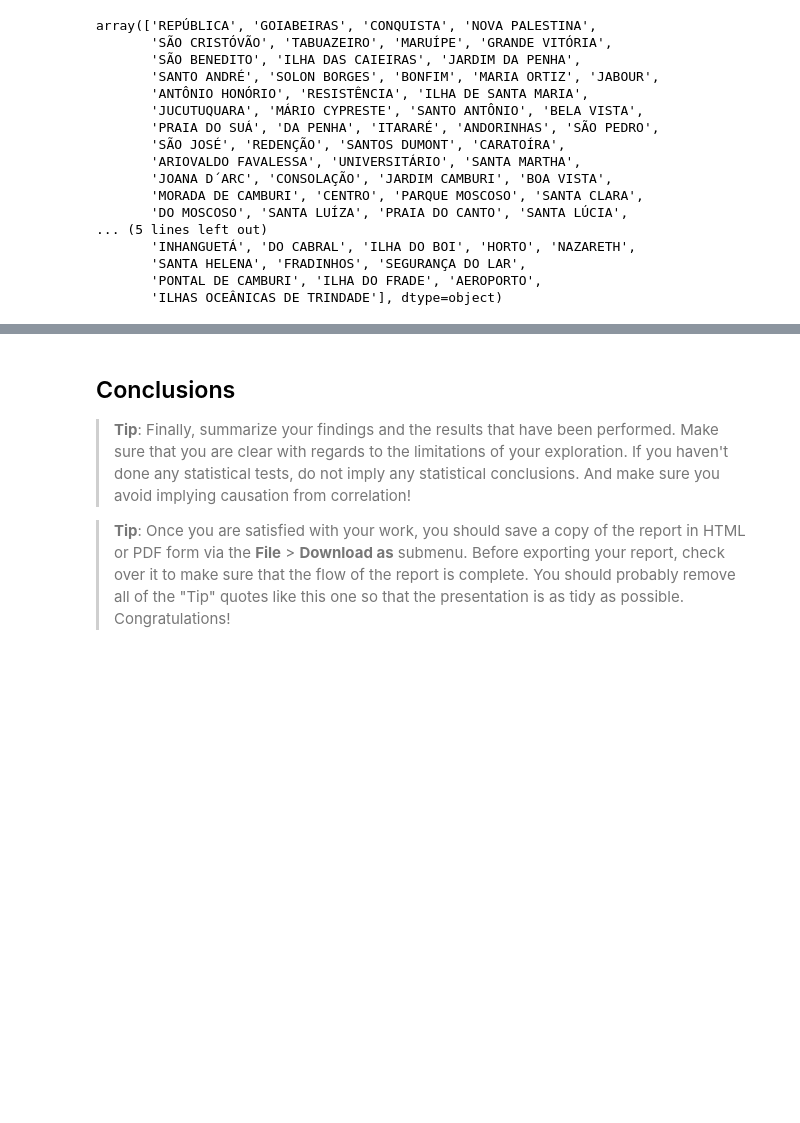
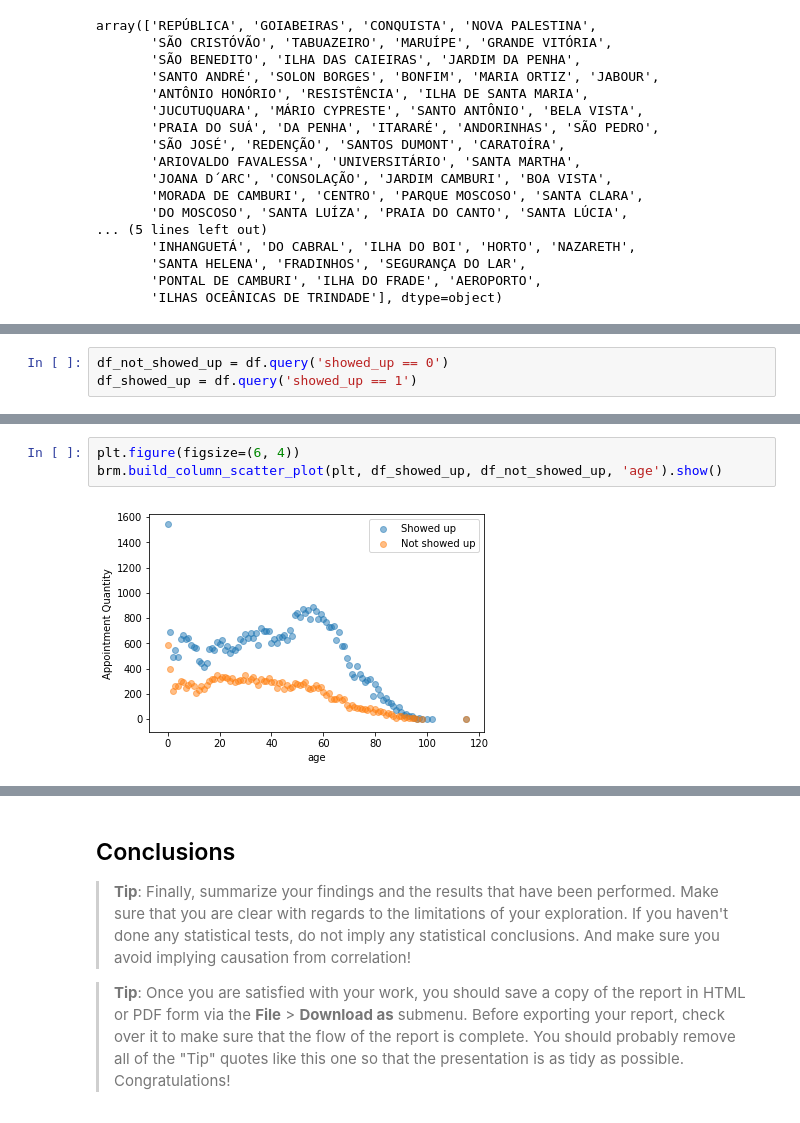
Before and after one commit to alexandregpereira/brasilmigue, a Jupyter notebook: brasil_migue_results.ipynb, the cells around one changed output, grey strips where cells are left out. Saved outputs shown, nothing was run; the diff lists cells and outputs as text; blank space fills up the shorter version.

Commit message:
Plot some data

```diff
--- a/brasil_migue_results.ipynb
+++ b/brasil_migue_results.ipynb
@@ -507,0 +510,3 @@ array(['REPÚBLICA', 'GOIABEIRAS', 'CONQUISTA', 'NOVA PALESTINA',
+# %%
+df_not_showed_up = df.query('showed_up == 0')
+df_showed_up = df.query('showed_up == 1')
@@ -507,0 +529,5 @@ array(['REPÚBLICA', 'GOIABEIRAS', 'CONQUISTA', 'NOVA PALESTINA',
+# %%
+plt.figure(figsize=(6, 4))
+brm.build_column_scatter_plot(plt, df_showed_up, df_not_showed_up, 'age').show()
+# %% [output]
+[figure, added]
```
Also changed, not shown: parts of 21 cells of this notebook, 1 other file.
